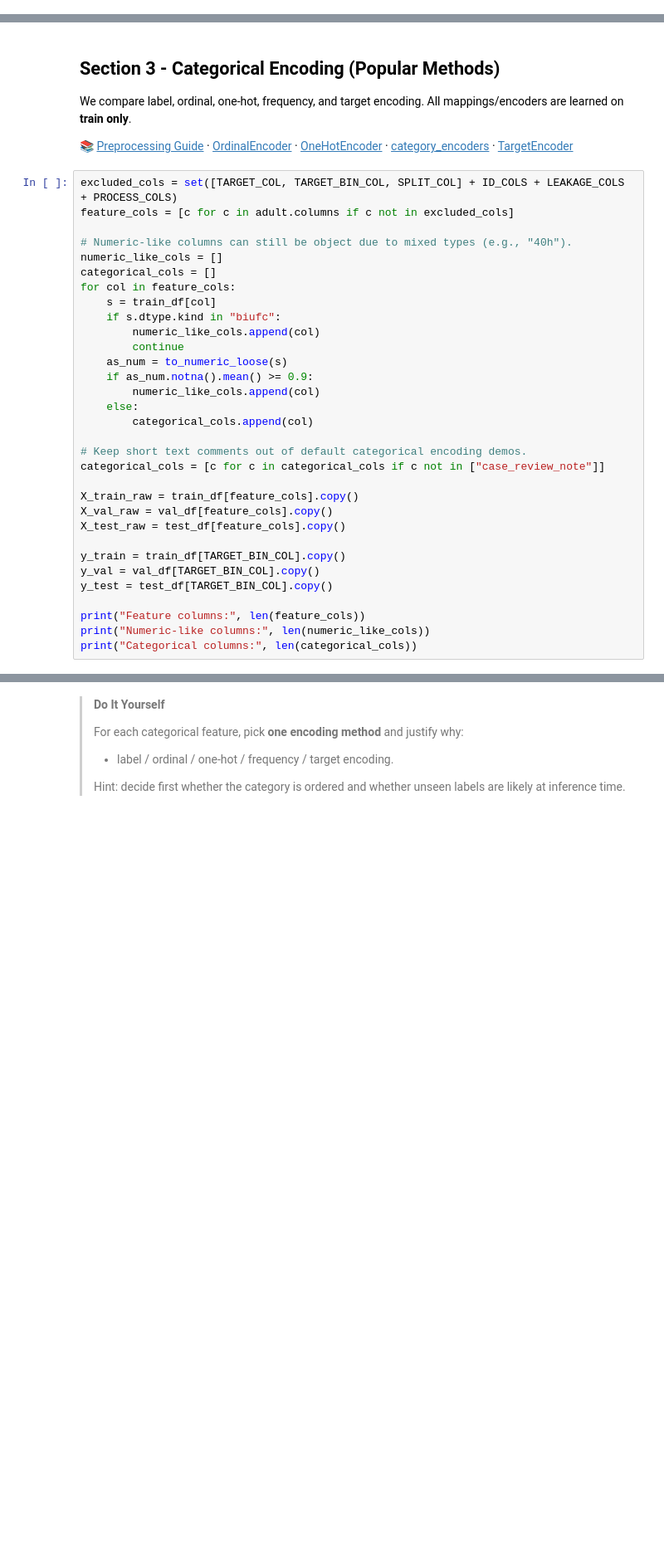
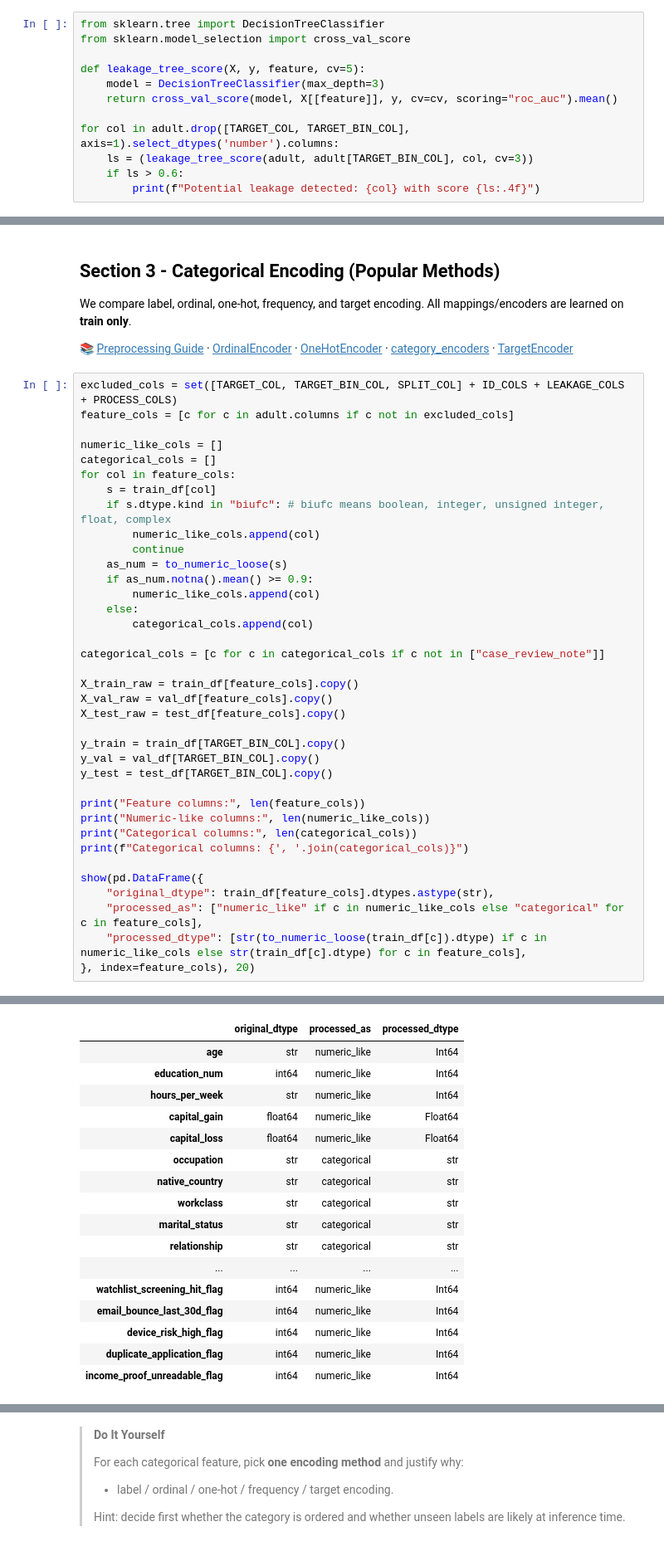
Before and after one commit to CardoAI/ml_industry_course, a Jupyter notebook: day1/datapreprocessing_featureengineering.ipynb, the cells around one changed output, grey strips where cells are left out. Shown at 83% size. Saved outputs shown, nothing was run; the diff lists cells and outputs as text; blank space fills up the shorter version.

Commit message:
Improving understanding of Data Preprocessing and Feature Engineering

```diff
--- a/day1/datapreprocessing_featureengineering.ipynb
+++ b/day1/datapreprocessing_featureengineering.ipynb
@@ -218,0 +270,12 @@ print("Model candidate columns:", len(model_candidate_cols))
+# %%
+from sklearn.tree import DecisionTreeClassifier
+from sklearn.model_selection import cross_val_score
+
+def leakage_tree_score(X, y, feature, cv=5):
+    model = DecisionTreeClassifier(max_depth=3)
+    return cross_val_score(model, X[[feature]], y, cv=cv, scoring="roc_auc").mean()
+
+for col in adult.drop([TARGET_COL, TARGET_BIN_COL], axis=1).select_dtypes('number').columns:
+    ls = (leakage_tree_score(adult, adult[TARGET_BIN_COL], col, cv=3))
+    if ls > 0.6:
+        print(f"Potential leakage detected: {col} with score {ls:.4f}")
@@ -314,12 +451,11 @@ All mappings/encoders are learned on **train only**.
 excluded_cols = set([TARGET_COL, TARGET_BIN_COL, SPLIT_COL] + ID_COLS + LEAKAGE_COLS + PROCESS_COLS)
 feature_cols = [c for c in adult.columns if c not in excluded_cols]
 
-# Numeric-like columns can still be object due to mixed types (e.g., "40h").
 numeric_like_cols = []
 categorical_cols = []
 for col in feature_cols:
     s = train_df[col]
-    if s.dtype.kind in "biufc":
+    if s.dtype.kind in "biufc": # biufc means boolean, integer, unsigned integer, float, complex
         numeric_like_cols.append(col)
         continue
     as_num = to_numeric_loose(s)
@@ -328,7 +464,6 @@ for col in feature_cols:
     else:
         categorical_cols.append(col)
 
-# Keep short text comments out of default categorical encoding demos.
 categorical_cols = [c for c in categorical_cols if c not in ["case_review_note"]]
 
 X_train_raw = train_df[feature_cols].copy()
@@ -342,3 +477,11 @@ y_test = test_df[TARGET_BIN_COL].copy()
 print("Feature columns:", len(feature_cols))
 print("Numeric-like columns:", len(numeric_like_cols))
 print("Categorical columns:", len(categorical_cols))
+print(f"Categorical columns: {', '.join(categorical_cols)}")
+
+show(pd.DataFrame({
+    "original_dtype": train_df[feature_cols].dtypes.astype(str),
+    "processed_as": ["numeric_like" if c in numeric_like_cols else "categorical" for c in feature_cols],
+    "processed_dtype": [str(to_numeric_loose(train_df[c]).dtype) if c in numeric_like_cols else str(train_df[c].dtype) for c in feature_cols],
+}, index=feature_cols), 20)
+# %% [output]
@@ -344,0 +492,17 @@ print("Categorical columns:", len(categorical_cols))
+|  | original_dtype | processed_as | processed_dtype |
+| age | str | numeric_like | Int64 |
+| education_num | int64 | numeric_like | Int64 |
+| hours_per_week | str | numeric_like | Int64 |
+| capital_gain | float64 | numeric_like | Float64 |
+| capital_loss | float64 | numeric_like | Float64 |
+| occupation | str | categorical | str |
+| native_country | str | categorical | str |
+| workclass | str | categorical | str |
+| marital_status | str | categorical | str |
+| relationship | str | categorical | str |
+| ... | ... | ... | ... |
+| watchlist_screening_hit_flag | int64 | numeric_like | Int64 |
+| email_bounce_last_30d_flag | int64 | numeric_like | Int64 |
+| device_risk_high_flag | int64 | numeric_like | Int64 |
+| duplicate_application_flag | int64 | numeric_like | Int64 |
+| income_proof_unreadable_flag | int64 | numeric_like | Int64 |
```
Also changed, not shown: parts of 42 cells of this notebook, 2 other files.
